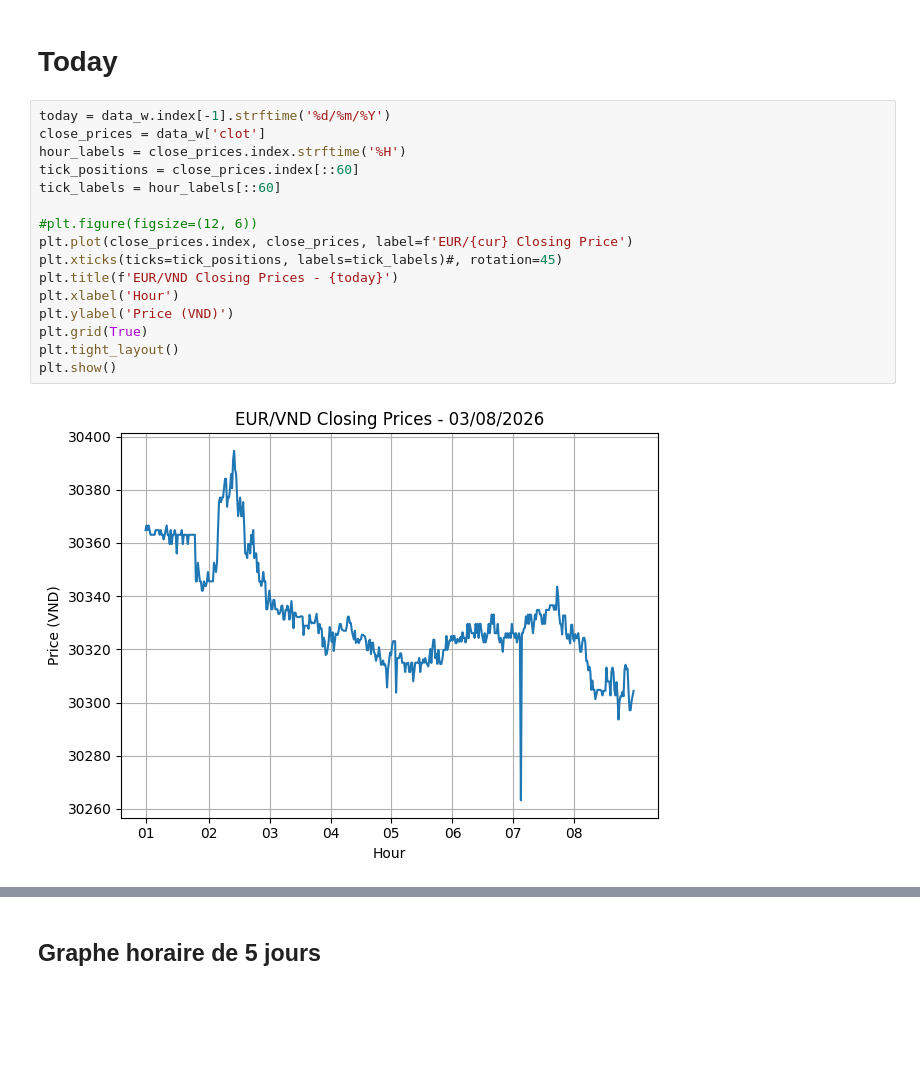
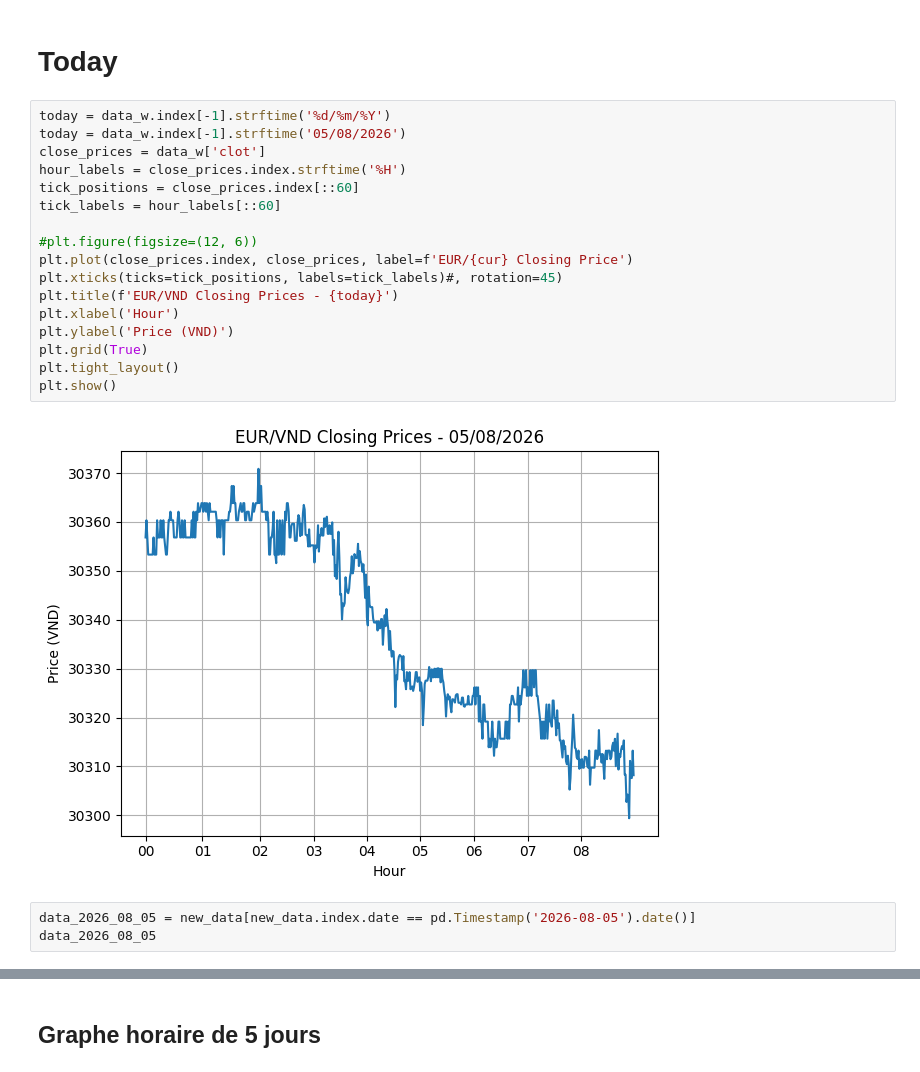
Before and after one commit to jdavid54/jupyter_notebooks2, a Jupyter notebook: eur_vnd_var_data.ipynb, the cells around one changed output, grey strips where cells are left out. Cells and saved outputs as stored; diff of their text form; blank space fills up the shorter version.

```diff
--- a/eur_vnd_var_data.ipynb
+++ b/eur_vnd_var_data.ipynb
@@ -1172,19 +1158,23 @@ labels
 # Today
 # %%
 today = data_w.index[-1].strftime('%d/%m/%Y')
+today = data_w.index[-1].strftime('05/08/2026')
 close_prices = data_w['clot']
 hour_labels = close_prices.index.strftime('%H')
 tick_positions = close_prices.index[::60]
 tick_labels = hour_labels[::60]
 
 #plt.figure(figsize=(12, 6))
 plt.plot(close_prices.index, close_prices, label=f'EUR/{cur} Closing Price')
 plt.xticks(ticks=tick_positions, labels=tick_labels)#, rotation=45)
 plt.title(f'EUR/VND Closing Prices - {today}')
 plt.xlabel('Hour')
 plt.ylabel('Price (VND)')
 plt.grid(True)
 plt.tight_layout()
 plt.show()
 # %% [output]
-[figure, old version]
+[figure, new version]
+# %%
+data_2026_08_05 = new_data[new_data.index.date == pd.Timestamp('2026-08-05').date()]
+data_2026_08_05
```
Also changed, not shown: parts of 56 cells of this notebook, 7 other files.
